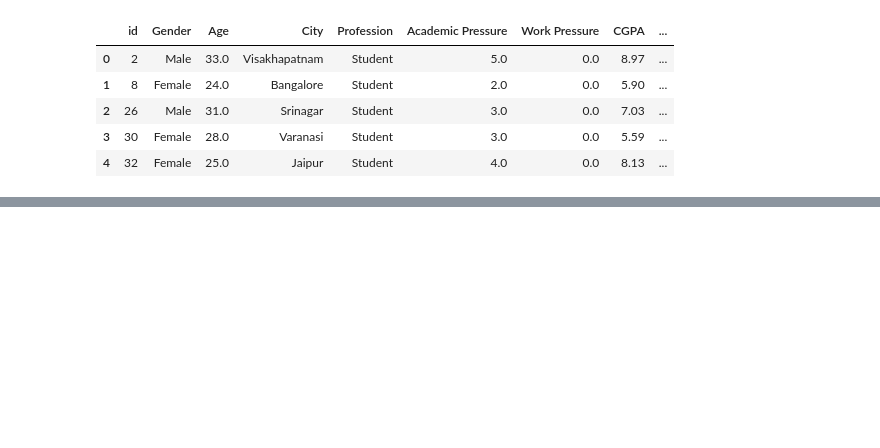
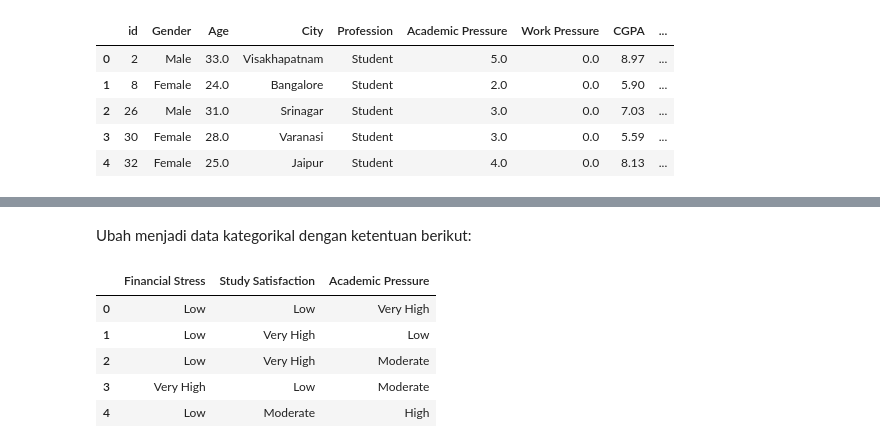
Before and after one commit to rizkyfauziilmi/Student-Depression-BI, a Jupyter notebook: jupyter/data_cleansing.ipynb, the cells around one changed output, grey strips where cells are left out. Cells and saved outputs as stored; diff of their text form; code cells hidden in the pictures; blank space fills up the shorter version.

```diff
--- a/jupyter/data_cleansing.ipynb
+++ b/jupyter/data_cleansing.ipynb
@@ -22,0 +293,24 @@ df.head()
+# %% [markdown]
+Ubah menjadi data kategorikal dengan ketentuan berikut:
+# %%
+# fungsi untuk kategorisasi
+def categorize(value, bins, labels):
+    return pd.cut(value, bins=bins, labels=labels, include_lowest=True)
+
+# Variabel bins dan labels untuk kategorisasi
+bins = [0, 2, 3, 4, 5]
+labels = ['Low', 'Moderate', 'High', 'Very High']
+
+# kategorisasi kolom yang tidak representatif
+for column in unrepresentative_column:
+    df[column] = categorize(df[column], bins, labels)
+
+# periksa hasil kategorisasi
+df[unrepresentative_column].head()
+# %% [output]
+|  | Financial Stress | Study Satisfaction | Academic Pressure |
+| 0 | Low | Low | Very High |
+| 1 | Low | Very High | Low |
+| 2 | Low | Very High | Moderate |
+| 3 | Very High | Low | Moderate |
+| 4 | Low | Moderate | High |
```
Also changed, not shown: parts of 40 cells of this notebook, 1 other file.
